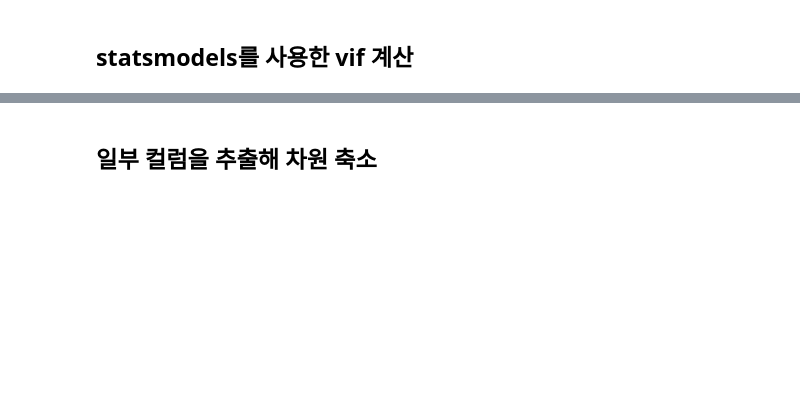
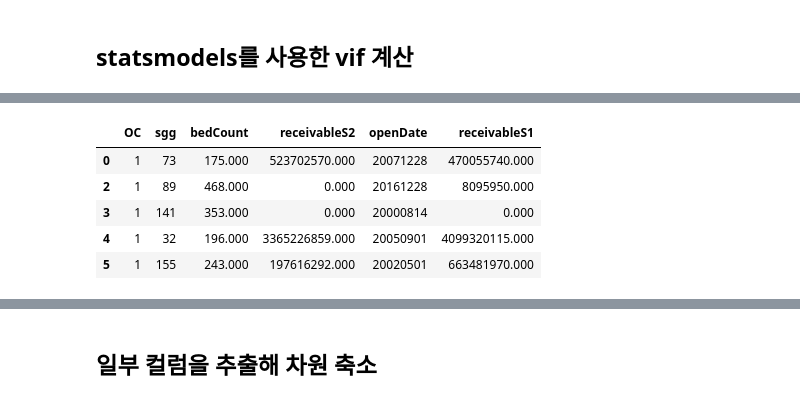
Before and after one commit to nyeokinyeoki/Gym_zalabim, a Jupyter notebook: ipynb/hospital.ipynb, the cells around one changed output, grey strips where cells are left out. Drawn from its saved outputs; the diff is of its cells as text; code cells hidden in the pictures; blank space fills up the shorter version.

```diff
--- a/ipynb/hospital.ipynb
+++ b/ipynb/hospital.ipynb
@@ -404,5 +333,5 @@ df_new.drop(columns="행정구역(시군구)별", axis=1, inplace=True)
 # %% [markdown]
 ## statsmodels를 사용한 vif 계산
 # %%
-df_new = df_new.dropna(axis=0, how="any")
-df_new.info()
+df_dr = df.dropna(axis=0, how="any")
+df_dr.info()
@@ -408,0 +356,12 @@ df_new.info()
+# %%
+df_dr.replace({"open":1},inplace=True)
+# 폐업한 병원을 0으로 변환
+df_dr.replace({" close":0}, inplace=True)
+# %%
+df_dr2 = pd.DataFrame()
+
+for i in range(df_dr.shape[1]) :
+    if type(df_dr.iloc[0,i])!=str :
+        df_dr2[df_dr.columns[i]] = df_dr.iloc[:,i]
+
+df_dr2.info()
@@ -414,7 +409,7 @@ print(result1.summary())
 # %%
 # 독립변수 X와 종속변수 y로 분리
-X = df_new.iloc[:,2:]
-y = df_new.iloc[:,1]
+X = df_dr2.iloc[:,2:]
+y = df_dr2.iloc[:,1]
 # %%
 # 독립변수들간 다중 공선성 확인, vif 지수 10 이상이면 변수 제거 고려
 vif = pd.DataFrame()
@@ -432,8 +452,15 @@ fvList = [feat_vif[f] for f in range(len(feat_vif))]
 # %%
 fvList.insert(0, "OC")
 # %%
-df_drop_vif = df_new[fvList]
+df_drop_vif = df_dr[fvList]
 df_drop_vif.head()
+# %% [output]
+|  | OC | sgg | bedCount | receivableS2 | openDate | receivableS1 |
+| 0 | 1 | 73 | 175.000 | 523702570.000 | 20071228 | 470055740.000 |
+| 2 | 1 | 89 | 468.000 | 0.000 | 20161228 | 8095950.000 |
+| 3 | 1 | 141 | 353.000 | 0.000 | 20000814 | 0.000 |
+| 4 | 1 | 32 | 196.000 | 3365226859.000 | 20050901 | 4099320115.000 |
+| 5 | 1 | 155 | 243.000 | 197616292.000 | 20020501 | 663481970.000 |
 # %%
 df_drop_vif.info()
 # %%
```
Also changed, not shown: parts of 57 cells of this notebook.
